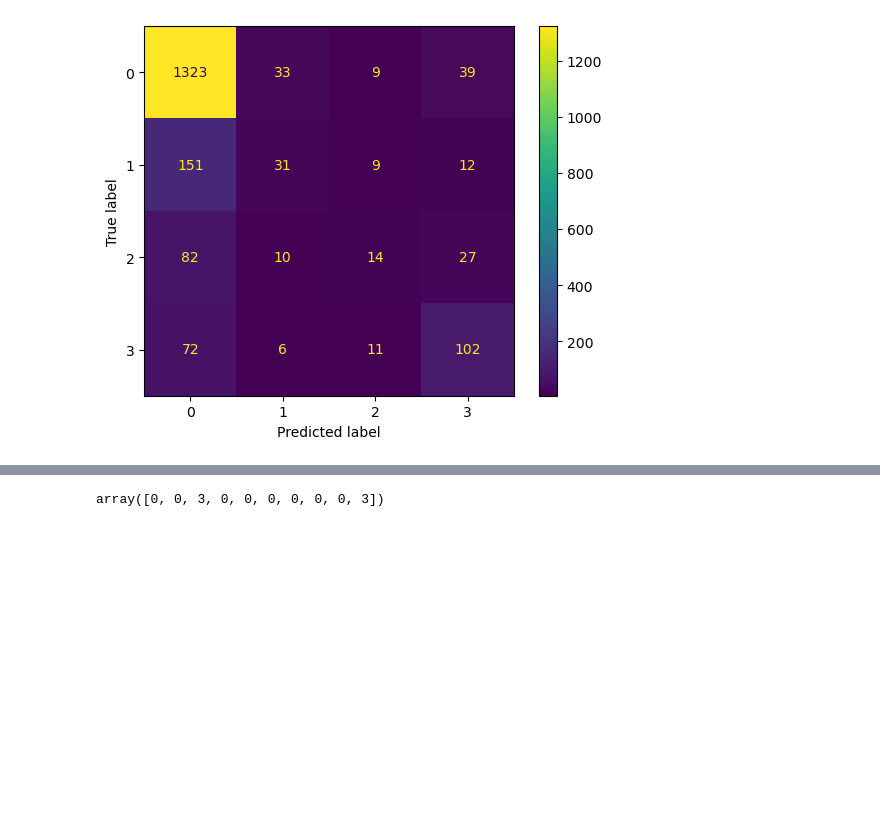
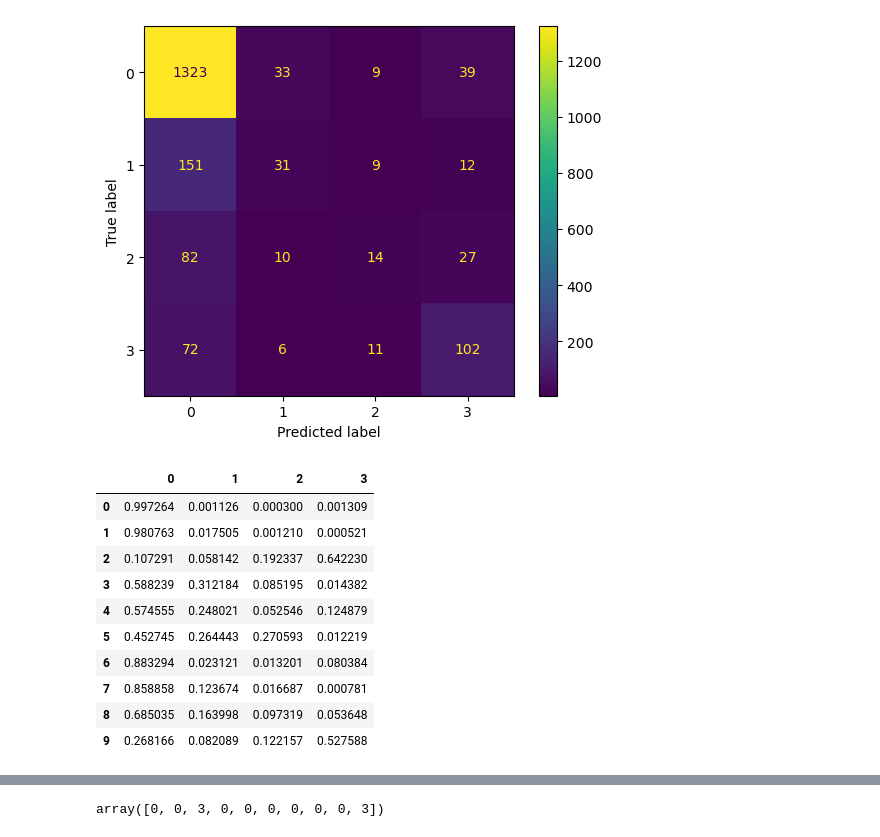
Before and after one commit to oitik/Movie_rating_prediction_using_machine_learning, a Jupyter notebook: movie-rating-final-version.ipynb, the cells around one changed output, grey strips where cells are left out. Saved outputs shown, nothing was run; the diff lists cells and outputs as text; code cells hidden in the pictures; blank space fills up the shorter version.

```diff
--- a/movie-rating-final-version.ipynb
+++ b/movie-rating-final-version.ipynb
@@ -358,0 +361,15 @@ plt.show()
+# %%
+prbdf = pd.DataFrame(y_prb[:10], columns = ['0', '1', '2', '3'])
+prbdf
+# %% [output]
+|  | 0 | 1 | 2 | 3 |
+| 0 | 0.997264 | 0.001126 | 0.000300 | 0.001309 |
+| 1 | 0.980763 | 0.017505 | 0.001210 | 0.000521 |
+| 2 | 0.107291 | 0.058142 | 0.192337 | 0.642230 |
+| 3 | 0.588239 | 0.312184 | 0.085195 | 0.014382 |
+| 4 | 0.574555 | 0.248021 | 0.052546 | 0.124879 |
+| 5 | 0.452745 | 0.264443 | 0.270593 | 0.012219 |
+| 6 | 0.883294 | 0.023121 | 0.013201 | 0.080384 |
+| 7 | 0.858858 | 0.123674 | 0.016687 | 0.000781 |
+| 8 | 0.685035 | 0.163998 | 0.097319 | 0.053648 |
+| 9 | 0.268166 | 0.082089 | 0.122157 | 0.527588 |
```
Also changed, not shown: parts of 24 cells of this notebook.
